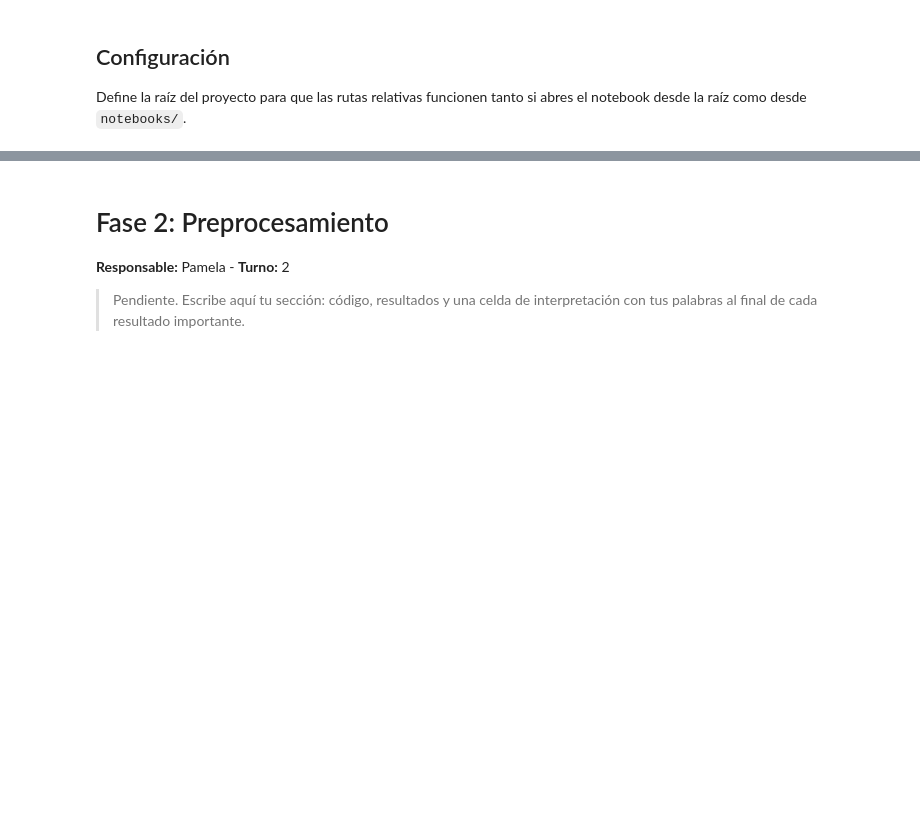
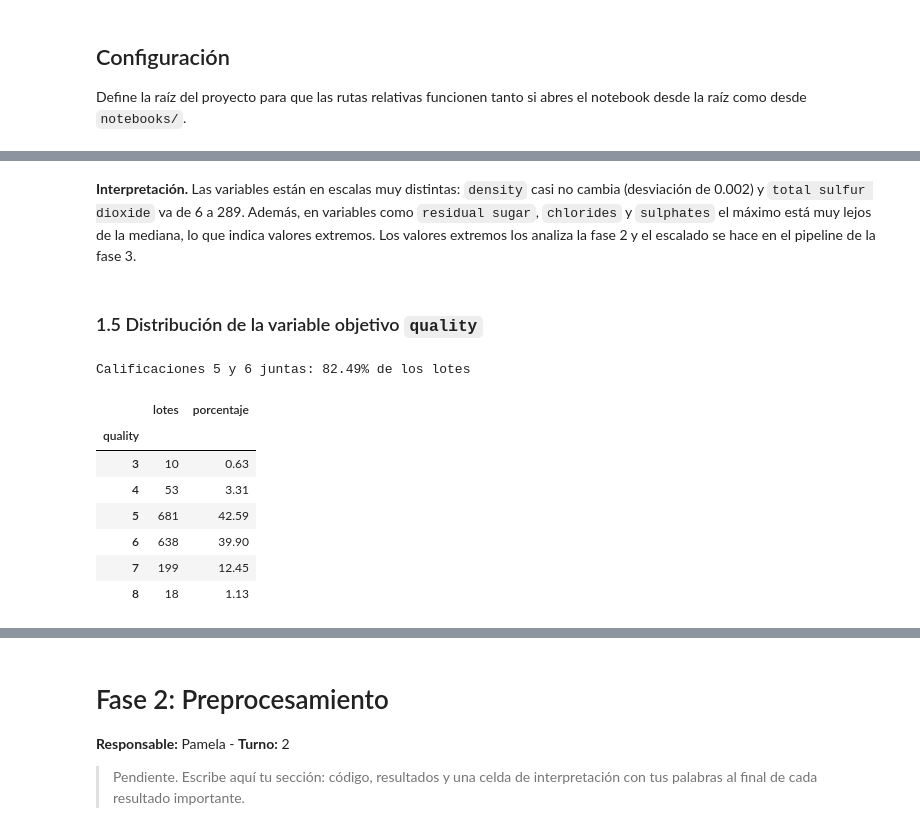
Before and after one commit to XimenaBecOliv07/Naive-Bayes, a Jupyter notebook: notebooks/NaiveBayes.ipynb, the cells around one changed output, grey strips where cells are left out. Drawn from its saved outputs; the diff is of its cells as text; code cells hidden in the pictures; blank space fills up the shorter version.

```diff
--- a/notebooks/NaiveBayes.ipynb
+++ b/notebooks/NaiveBayes.ipynb
@@ -32,0 +116,21 @@ print("Raíz del proyecto:", RAIZ)
+# %% [markdown]
+**Interpretación.** Las variables están en escalas muy distintas: `density` casi no cambia (desviación de 0.002) y `total sulfur dioxide` va de 6 a 289. Además, en variables como `residual sugar`, `chlorides` y `sulphates` el máximo está muy lejos de la mediana, lo que indica valores extremos. Los valores extremos los analiza la fase 2 y el escalado se hace en el pipeline de la fase 3.
+# %% [markdown]
+### 1.5 Distribución de la variable objetivo `quality`
+# %%
+conteo = df_raw["quality"].value_counts().sort_index()
+porcentaje = (df_raw["quality"].value_counts(normalize=True).sort_index() * 100).round(2)
+tabla_quality = pd.DataFrame({"lotes": conteo, "porcentaje": porcentaje})
+
+print(f"Calificaciones 5 y 6 juntas: {porcentaje.loc[[5, 6]].sum():.2f}% de los lotes")
+tabla_quality
+# %% [output]
+Calificaciones 5 y 6 juntas: 82.49% de los lotes
+|  | lotes | porcentaje |
+| quality |  |  |
+| 3 | 10 | 0.63 |
+| 4 | 53 | 3.31 |
+| 5 | 681 | 42.59 |
+| 6 | 638 | 39.90 |
+| 7 | 199 | 12.45 |
+| 8 | 18 | 1.13 |
```
Also changed, not shown: parts of 14 cells of this notebook.
